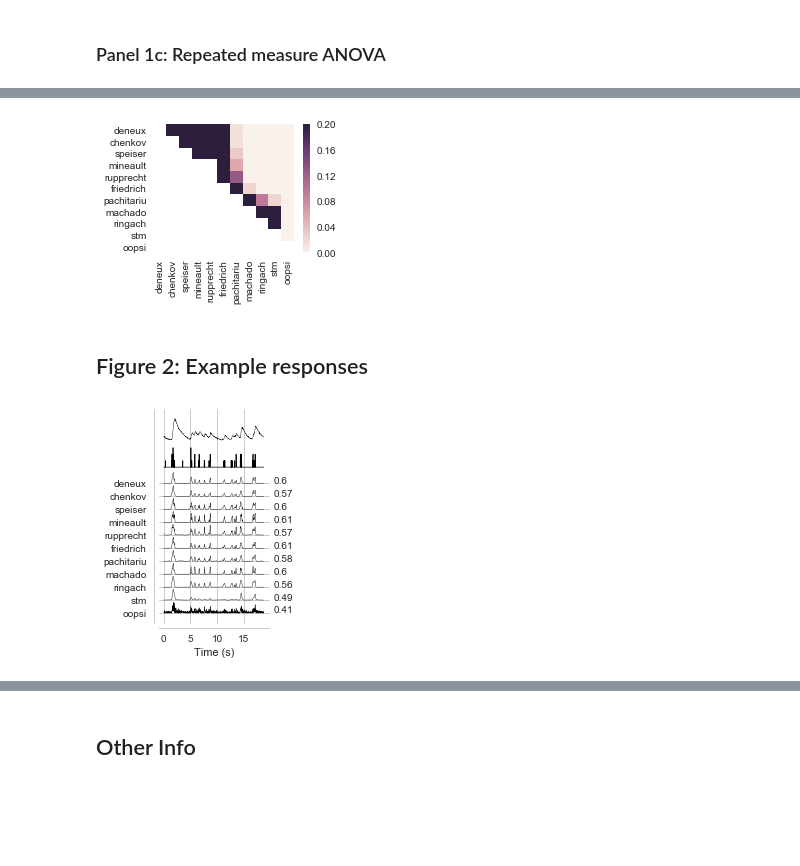
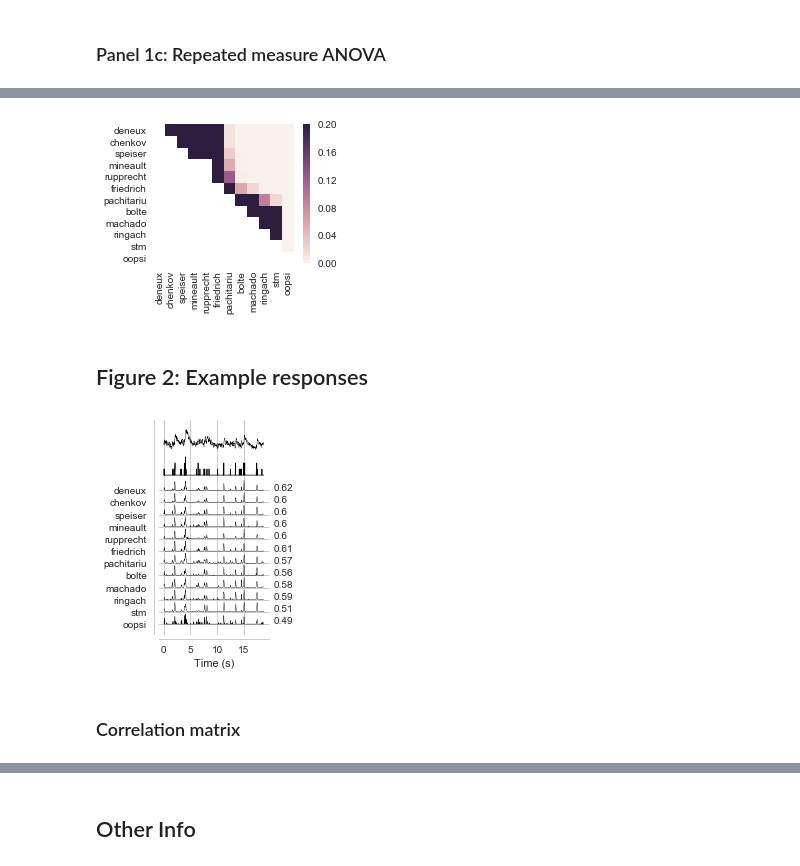
Before and after one commit to berenslab/spikefinder_analysis, a Jupyter notebook: Paper figures.ipynb, the cells around one changed output, grey strips where cells are left out. Drawn from its saved outputs; the diff is of its cells as text; code cells hidden in the pictures; blank space fills up the shorter version.

```diff
--- a/Paper figures.ipynb
+++ b/Paper figures.ipynb
@@ -215,23 +239,23 @@ pairwise = lsm.lsmeans(model, "algo", contr="pairwise", adjust="holm")
 # %%
 pvalues = pd.read_excel('figures/pairwise_comp.xls')
 
 
-f = plt.figure(figsize=(8/2.54,6/2.54))
+f = plt.figure(figsize=(8/2.54,6.5/2.54))
 
 sns.heatmap(pvalues, vmin=0, vmax=.2)
 
 #sns.despine(offset=10)
 
 f.savefig('figures/pairwise.pdf',bbox_inches='tight')
 # %% [output]
-[figure, old version]
+[figure, new version]
 # %% [markdown]
 ## Figure 2: Example responses
 # %%
 # here will be some spike trains
 
 algos =  ['stm','chenkov', 'deneux', 'friedrich', 'machado', 'mineault',
-               'pachitariu', 'ringach', 'rupprecht', 'speiser', 'oopsi']
+               'pachitariu', 'ringach', 'rupprecht', 'bolte', 'speiser', 'oopsi']
 
 f = plt.figure(figsize=(5/2.54,10/2.54))
 
@@ -240,9 +264,9 @@ dset = '3.test'
 neuron = '2'
 tw = np.arange(2000,5000)
 
-#dset = '1.test'
-#neuron = '3'
-#tw = np.arange(14000,17000)
+dset = '1.test'
+neuron = '3'
+tw = np.arange(14000,17000)
 
 t = np.round((tw[-1]-tw[0])/4)
 t =np.arange(0,t*25,25)/1000
@@ -293,6 +317,8 @@ plt.xlabel('Time (s)')
 
 sns.despine(offset=5)
 
-f.savefig('figures/fig1_gcamp_example.pdf',bbox_inches='tight', dpi=300)
+f.savefig('figures/fig1_ogb_example.pdf',bbox_inches='tight', dpi=300)
 # %% [output]
-[figure, old version]
+[figure, new version]
+# %% [markdown]
+### Correlation matrix
```
Also changed, not shown: parts of 14 cells of this notebook, 3 other files.
